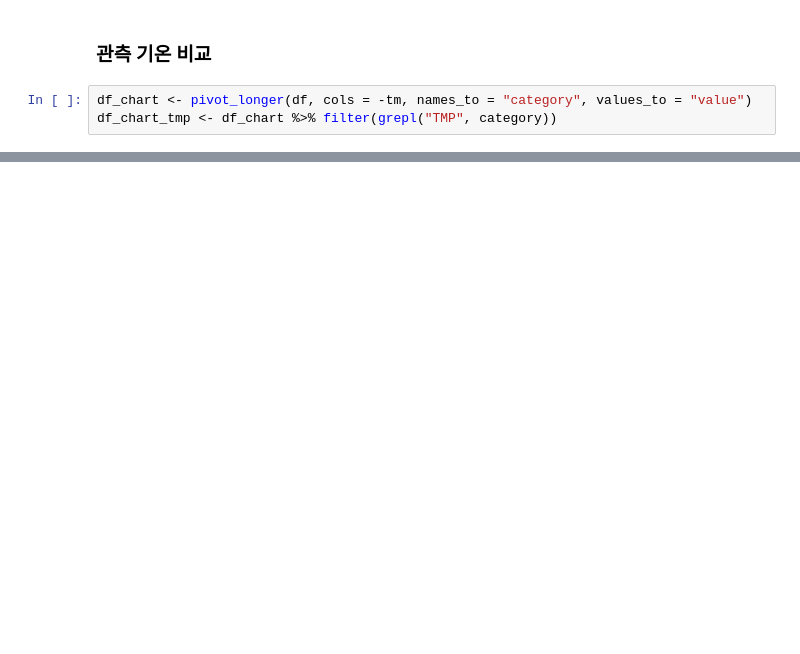
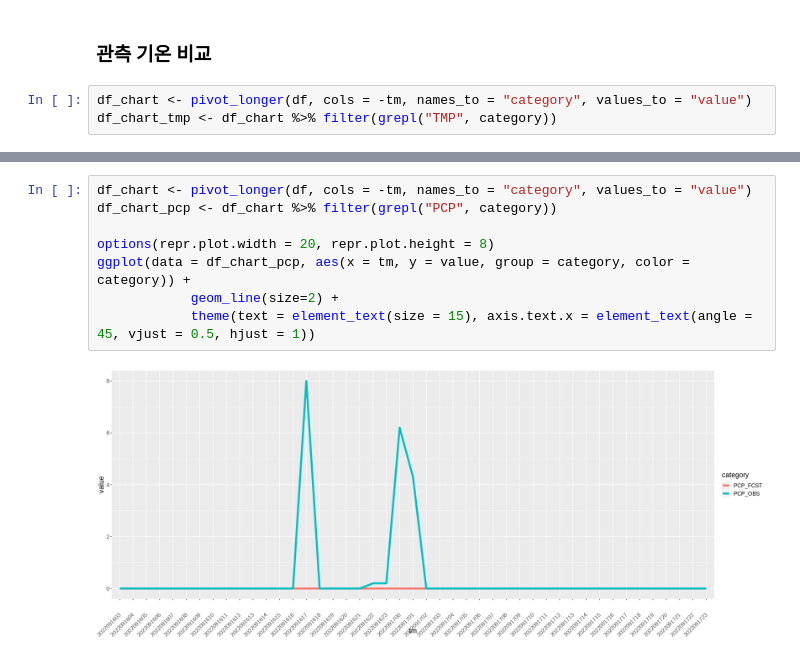
Before and after one commit to KimJongkwang/Study-R, a Jupyter notebook: get_data_by_api_R.ipynb, the cells around one changed output, grey strips where cells are left out. Cells and saved outputs as stored; diff of their text form; blank space fills up the shorter version.

```diff
--- a/get_data_by_api_R.ipynb
+++ b/get_data_by_api_R.ipynb
@@ -341,0 +399,10 @@ ggplot(data = df_chart_tmp, aes(x = tm, y = value, group = category, color = cat
+# %%
+df_chart <- pivot_longer(df, cols = -tm, names_to = "category", values_to = "value")
+df_chart_pcp <- df_chart %>% filter(grepl("PCP", category))
+
+options(repr.plot.width = 20, repr.plot.height = 8)
+ggplot(data = df_chart_pcp, aes(x = tm, y = value, group = category, color = category)) +
+            geom_line(size=2) +
+            theme(text = element_text(size = 15), axis.text.x = element_text(angle = 45, vjust = 0.5, hjust = 1))
+# %% [output]
+[figure, added]
```
Also changed, not shown: parts of 16 cells of this notebook.
